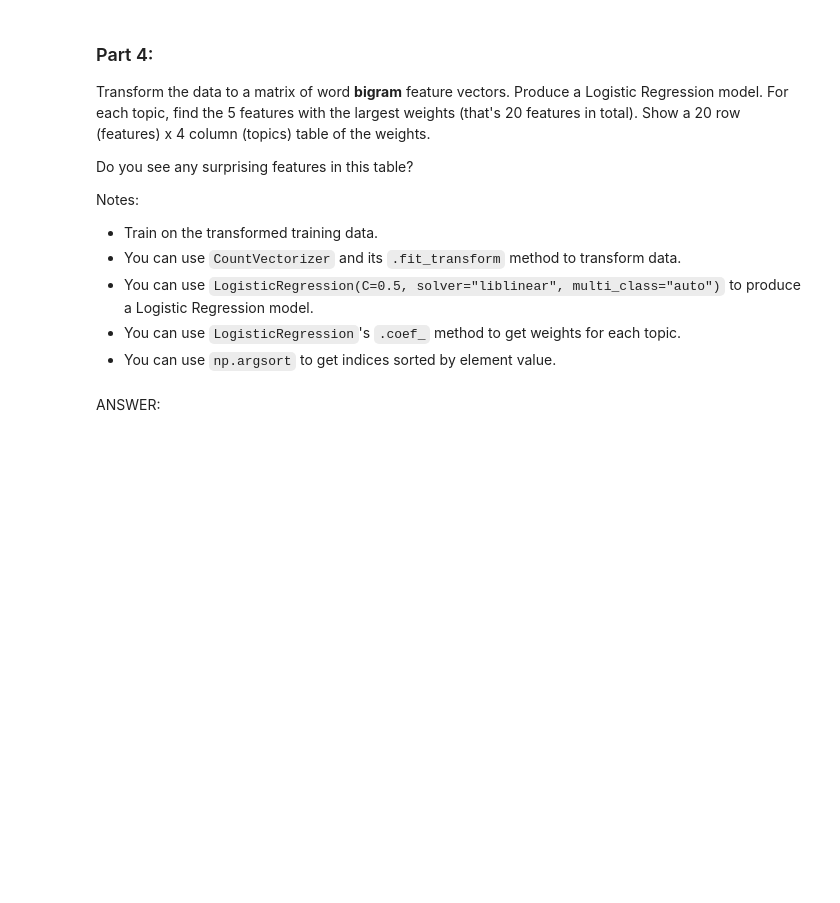
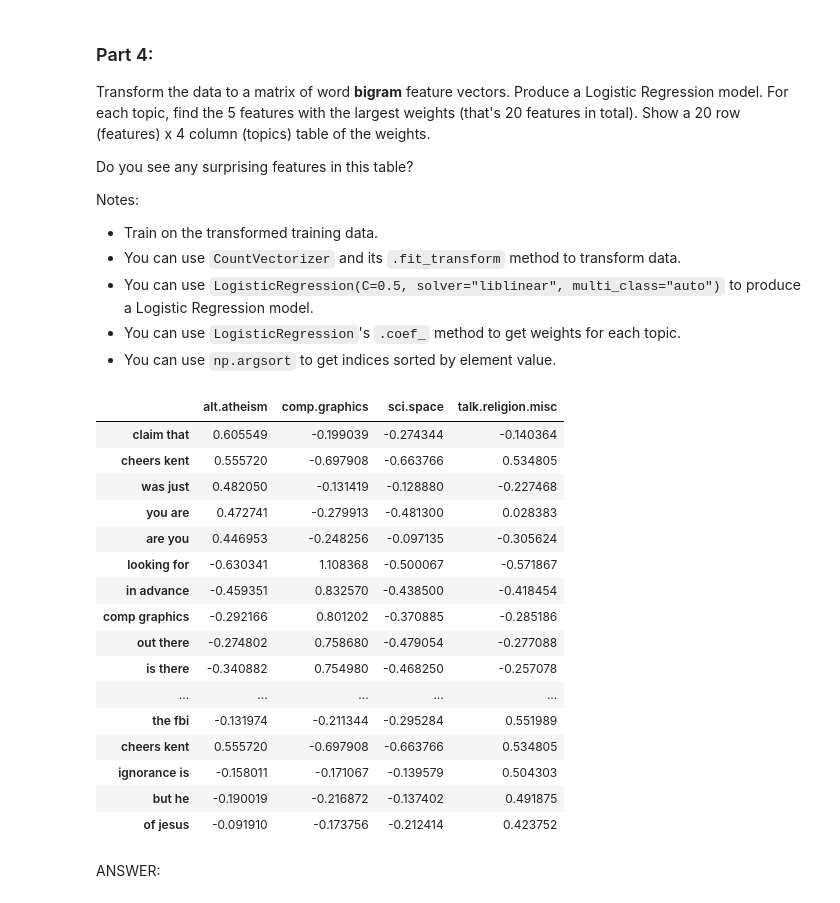
Before and after one commit to toby-p/mids-w207-projects, a Jupyter notebook: Toby_Petty_p2.ipynb, the cells around one changed output. Saved outputs shown, nothing was run; the diff lists cells and outputs as text; code cells hidden in the pictures; blank space fills up the shorter version.

```diff
--- a/Toby_Petty_p2.ipynb
+++ b/Toby_Petty_p2.ipynb
@@ -241,3 +334,43 @@ Notes:
+# %%
+# Pandas to show the table:
+import pandas as pd
+
+
+def P4():
+    cv = CountVectorizer(analyzer="word", ngram_range=(2, 2))
+    cv.fit(train_data)
+    train_arr = cv.transform(train_data)
+    model = LogisticRegression(C=0.5, solver="liblinear", multi_class="auto")
+    model.fit(train_arr, train_labels)
+    features = cv.get_feature_names()
+    best_feature_indices = list()
+    for i in model.classes_:
+        best_feature_indices += list(np.argsort(model.coef_[i])[-5:][::-1])
+    feature_weights = dict()
+    for t, topic in enumerate(newsgroups_train.target_names):
+        feature_weights[topic] = [model.coef_[t][i] for i in best_feature_indices]
+    return pd.DataFrame(feature_weights, index=[features[i] for i in best_feature_indices])
+
+
+P4()
+# %% [output]
+|  | alt.atheism | comp.graphics | sci.space | talk.religion.misc |
+| claim that | 0.605549 | -0.199039 | -0.274344 | -0.140364 |
+| cheers kent | 0.555720 | -0.697908 | -0.663766 | 0.534805 |
+| was just | 0.482050 | -0.131419 | -0.128880 | -0.227468 |
+| you are | 0.472741 | -0.279913 | -0.481300 | 0.028383 |
+| are you | 0.446953 | -0.248256 | -0.097135 | -0.305624 |
+| looking for | -0.630341 | 1.108368 | -0.500067 | -0.571867 |
+| in advance | -0.459351 | 0.832570 | -0.438500 | -0.418454 |
+| comp graphics | -0.292166 | 0.801202 | -0.370885 | -0.285186 |
+| out there | -0.274802 | 0.758680 | -0.479054 | -0.277088 |
+| is there | -0.340882 | 0.754980 | -0.468250 | -0.257078 |
+| ... | ... | ... | ... | ... |
+| the fbi | -0.131974 | -0.211344 | -0.295284 | 0.551989 |
+| cheers kent | 0.555720 | -0.697908 | -0.663766 | 0.534805 |
+| ignorance is | -0.158011 | -0.171067 | -0.139579 | 0.504303 |
+| but he | -0.190019 | -0.216872 | -0.137402 | 0.491875 |
+| of jesus | -0.091910 | -0.173756 | -0.212414 | 0.423752 |
 # %% [markdown]
 ANSWER:
 # %% [markdown]
```
Also changed, not shown: parts of 16 cells of this notebook.
